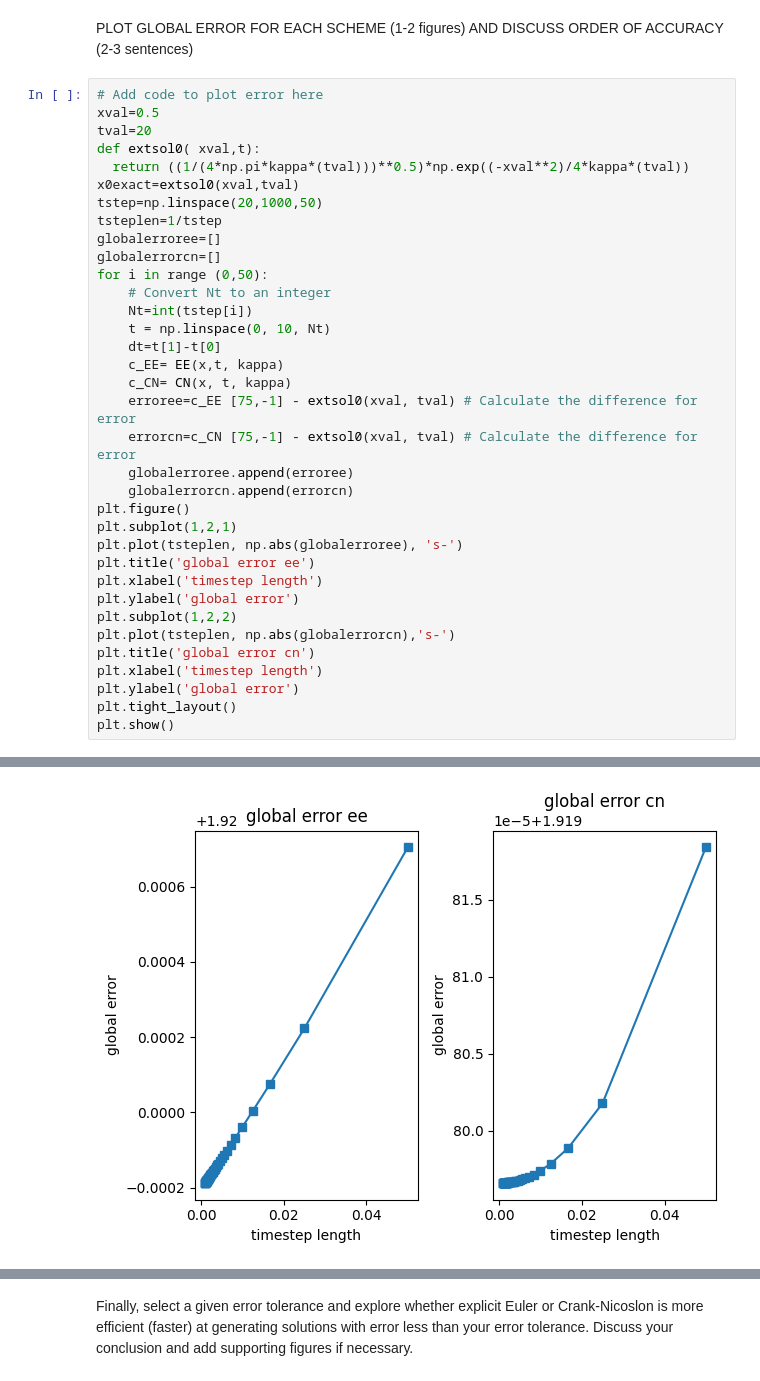
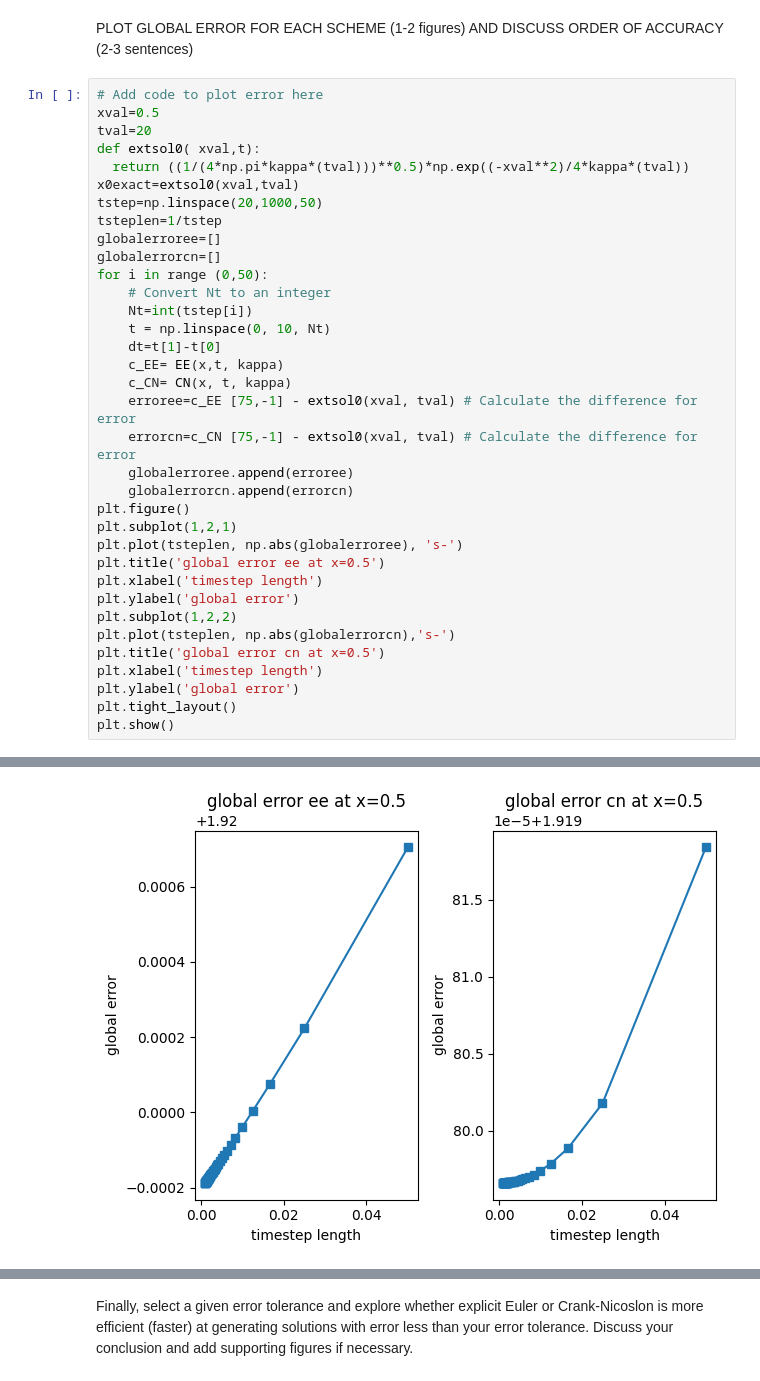
Before and after one commit to meganlouiseedwards/QCES, a Jupyter notebook: Project1_numerical_methods.ipynb, the cells around one changed output, grey strips where cells are left out. Saved outputs shown, nothing was run; the diff lists cells and outputs as text.

```diff
--- a/Project1_numerical_methods.ipynb
+++ b/Project1_numerical_methods.ipynb
@@ -430,12 +428,12 @@ for i in range (0,50):
 plt.figure()
 plt.subplot(1,2,1)
 plt.plot(tsteplen, np.abs(globalerroree), 's-')
-plt.title('global error ee')
+plt.title('global error ee at x=0.5')
 plt.xlabel('timestep length')
 plt.ylabel('global error')
 plt.subplot(1,2,2)
 plt.plot(tsteplen, np.abs(globalerrorcn),'s-')
-plt.title('global error cn')
+plt.title('global error cn at x=0.5')
 plt.xlabel('timestep length')
 plt.ylabel('global error')
 plt.tight_layout()
@@ -461,4 +459,4 @@ Crank-Nicolson method took 0.12 seconds
-[figure, old version]
+[figure, new version]
 # %%
 xval=0
 tval=20
```
Also changed, not shown: parts of 8 cells of this notebook.
